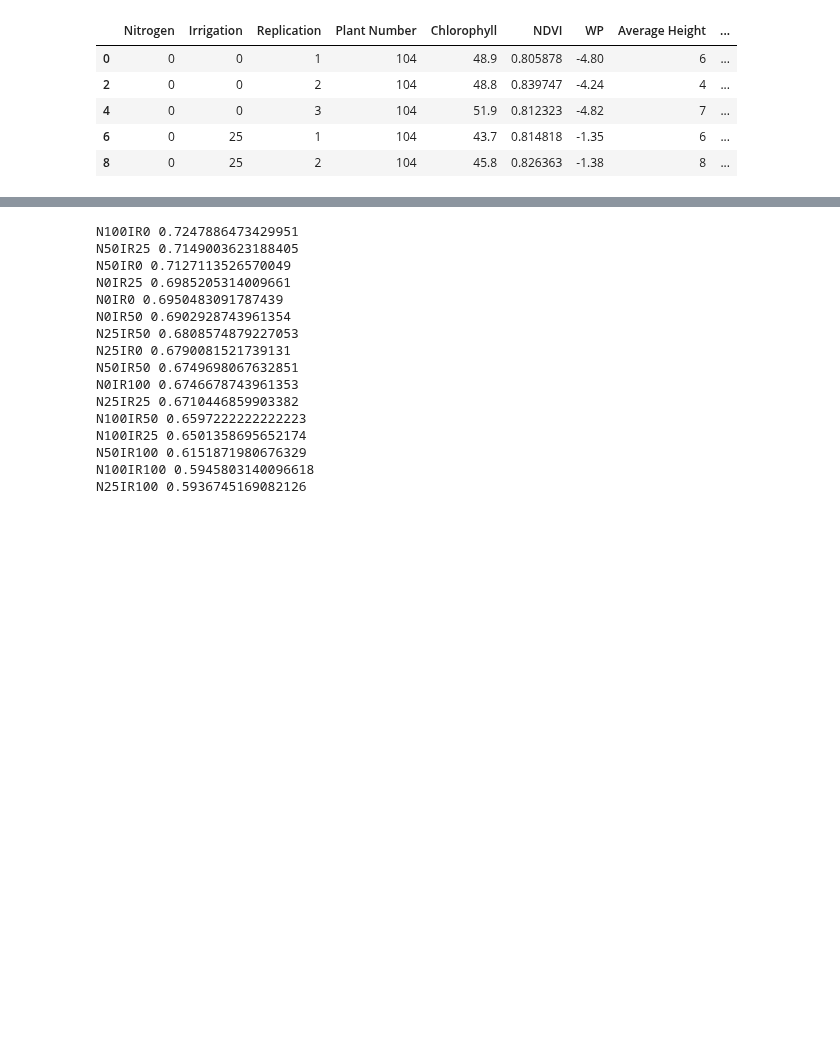
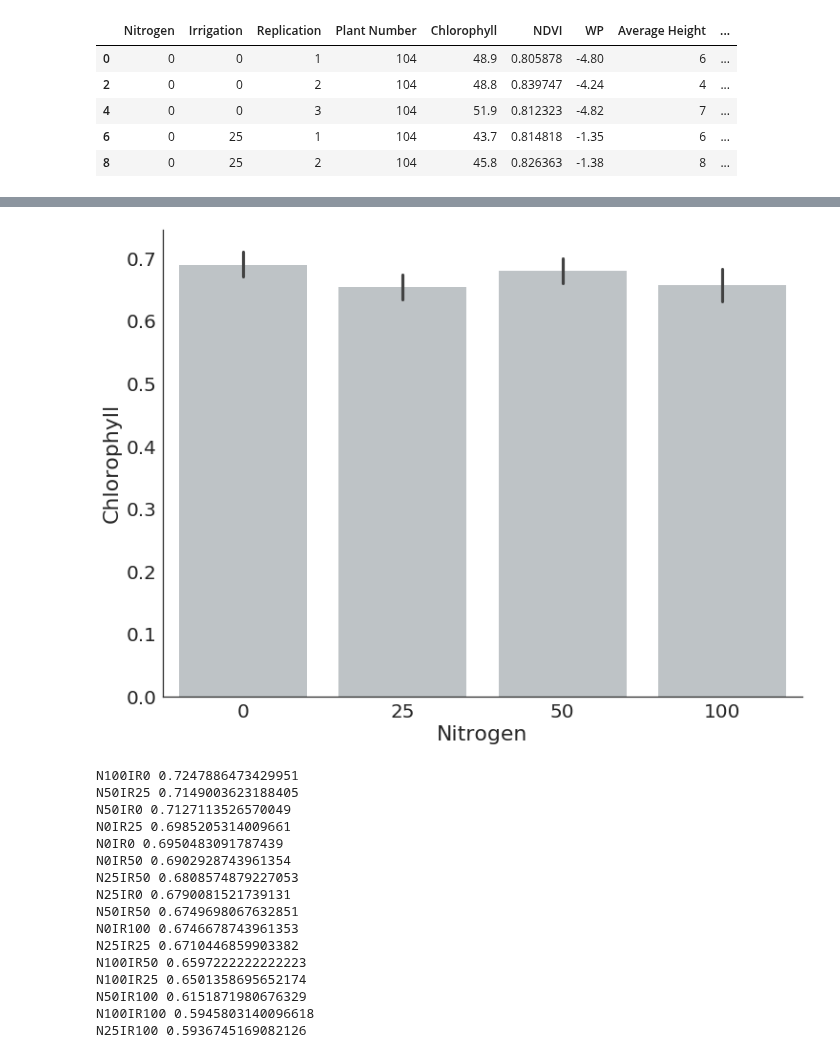
Before and after one commit to cheripai/thesis, a Jupyter notebook: notebooks/Lettuce_Ground_Truth_Analysis.ipynb, the cells around one changed output, grey strips where cells are left out. Saved outputs shown, nothing was run; the diff lists cells and outputs as text; code cells hidden in the pictures; blank space fills up the shorter version.

```diff
--- a/notebooks/Lettuce_Ground_Truth_Analysis.ipynb
+++ b/notebooks/Lettuce_Ground_Truth_Analysis.ipynb
@@ -184,3 +202,8 @@ Ttest_indResult(statistic=-2.414370014974481, pvalue=0.016752880434221667)
+# %%
+g = sns.barplot(x="Nitrogen", y="Chlorophyll", data=df, palette=["#BDC3C7"])
+sns.despine()
+# %% [output]
+[figure, added]
 # %%
 df["Chlorophyll"] = normalize(df["Chlorophyll"])
 values = [100, 50, 25, 0]
```
Also changed, not shown: parts of 13 cells of this notebook.
